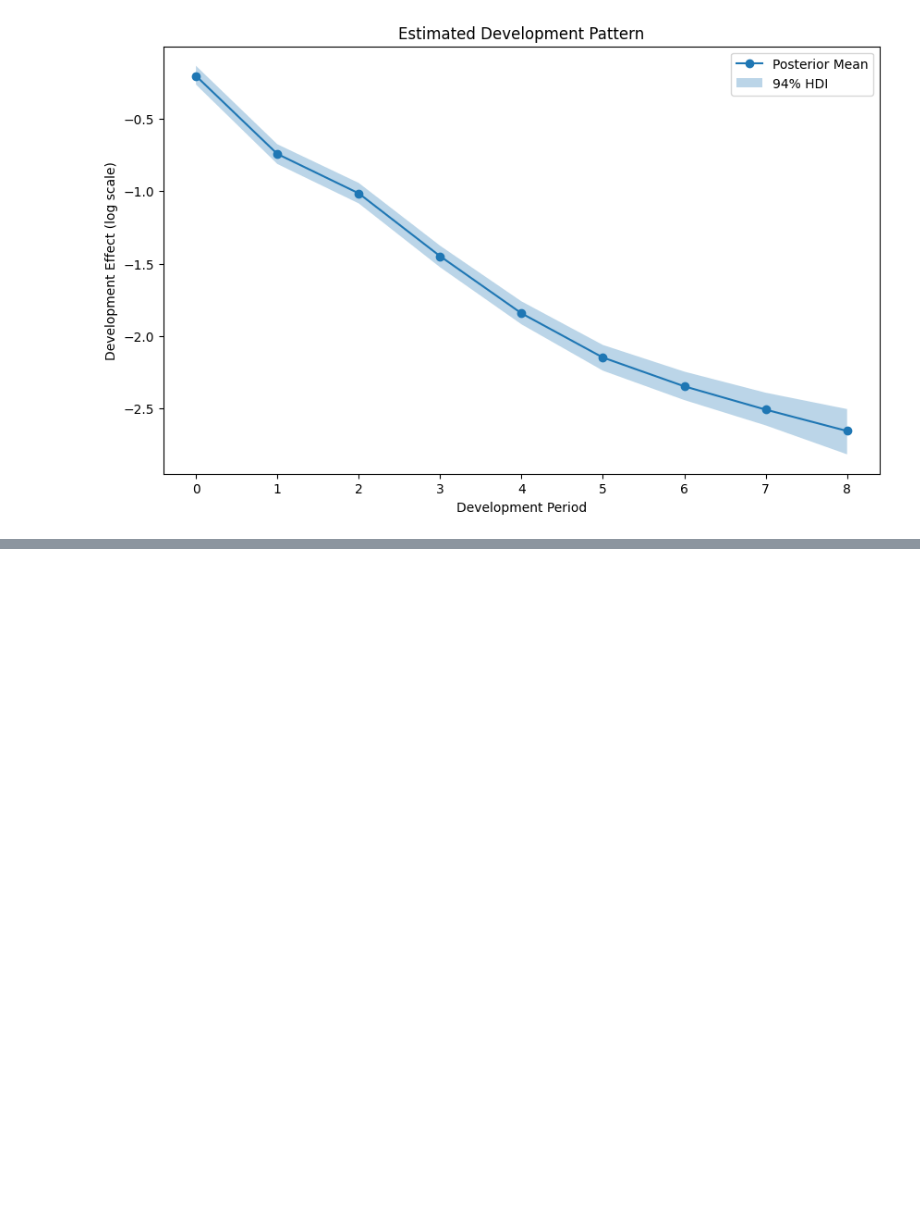
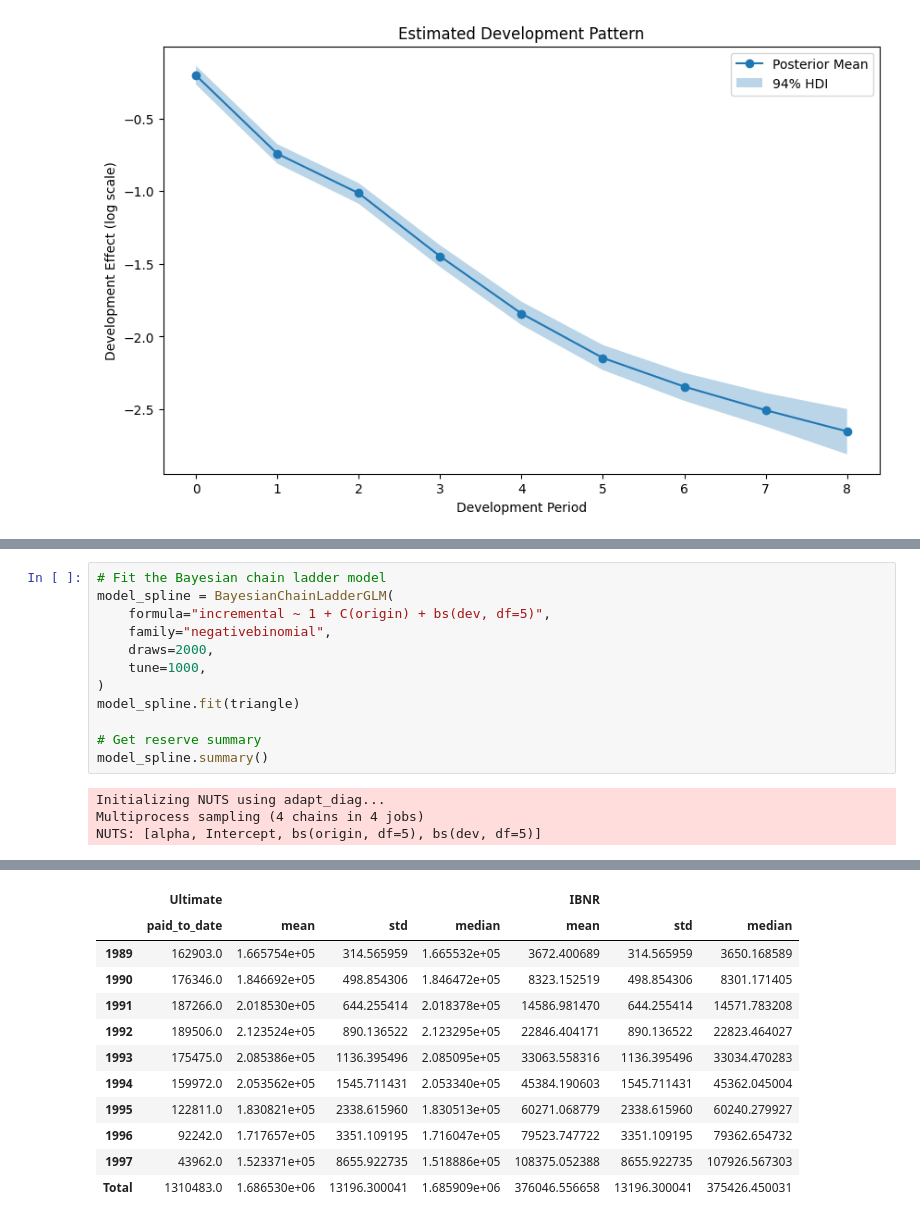
Before and after one commit to problemofpoints/bayesianchainladder, a Jupyter notebook: references/test-notebook.ipynb, the cells around one changed output, grey strips where cells are left out. Cells and saved outputs as stored; diff of their text form; blank space fills up the shorter version.

```diff
--- a/references/test-notebook.ipynb
+++ b/references/test-notebook.ipynb
@@ -91,0 +109,16 @@ TypeError: extract_parameter_summary() got an unexpected keyword argument 'filte
+# %%
+# Fit the Bayesian chain ladder model
+model_spline = BayesianChainLadderGLM(
+    formula="incremental ~ 1 + C(origin) + bs(dev, df=5)",
+    family="negativebinomial",
+    draws=2000,
+    tune=1000,
+)
+model_spline.fit(triangle)
+
+# Get reserve summary
+model_spline.summary()
+# %% [output]
+Initializing NUTS using adapt_diag...
+Multiprocess sampling (4 chains in 4 jobs)
+NUTS: [alpha, Intercept, bs(origin, df=5), bs(dev, df=5)]
@@ -91,0 +128,12 @@ TypeError: extract_parameter_summary() got an unexpected keyword argument 'filte
+|  | Ultimate |  |  |  | IBNR |  |  |
+|  | paid_to_date | mean | std | median | mean | std | median |
+| 1989 | 162903.0 | 1.665754e+05 | 314.565959 | 1.665532e+05 | 3672.400689 | 314.565959 | 3650.168589 |
+| 1990 | 176346.0 | 1.846692e+05 | 498.854306 | 1.846472e+05 | 8323.152519 | 498.854306 | 8301.171405 |
+| 1991 | 187266.0 | 2.018530e+05 | 644.255414 | 2.018378e+05 | 14586.981470 | 644.255414 | 14571.783208 |
+| 1992 | 189506.0 | 2.123524e+05 | 890.136522 | 2.123295e+05 | 22846.404171 | 890.136522 | 22823.464027 |
+| 1993 | 175475.0 | 2.085386e+05 | 1136.395496 | 2.085095e+05 | 33063.558316 | 1136.395496 | 33034.470283 |
+| 1994 | 159972.0 | 2.053562e+05 | 1545.711431 | 2.053340e+05 | 45384.190603 | 1545.711431 | 45362.045004 |
+| 1995 | 122811.0 | 1.830821e+05 | 2338.615960 | 1.830513e+05 | 60271.068779 | 2338.615960 | 60240.279927 |
+| 1996 | 92242.0 | 1.717657e+05 | 3351.109195 | 1.716047e+05 | 79523.747722 | 3351.109195 | 79362.654732 |
+| 1997 | 43962.0 | 1.523371e+05 | 8655.922735 | 1.518886e+05 | 108375.052388 | 8655.922735 | 107926.567303 |
+| Total | 1310483.0 | 1.686530e+06 | 13196.300041 | 1.685909e+06 | 376046.556658 | 13196.300041 | 375426.450031 |
```
Also changed, not shown: parts of 7 cells of this notebook, 4 other files.
